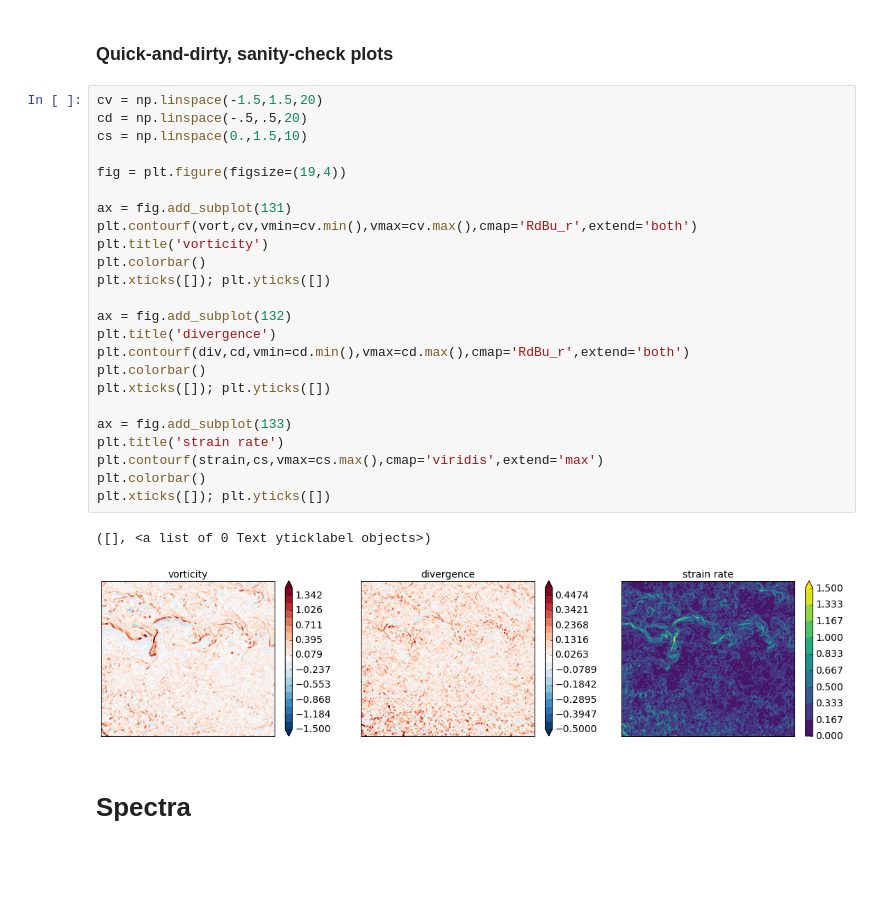
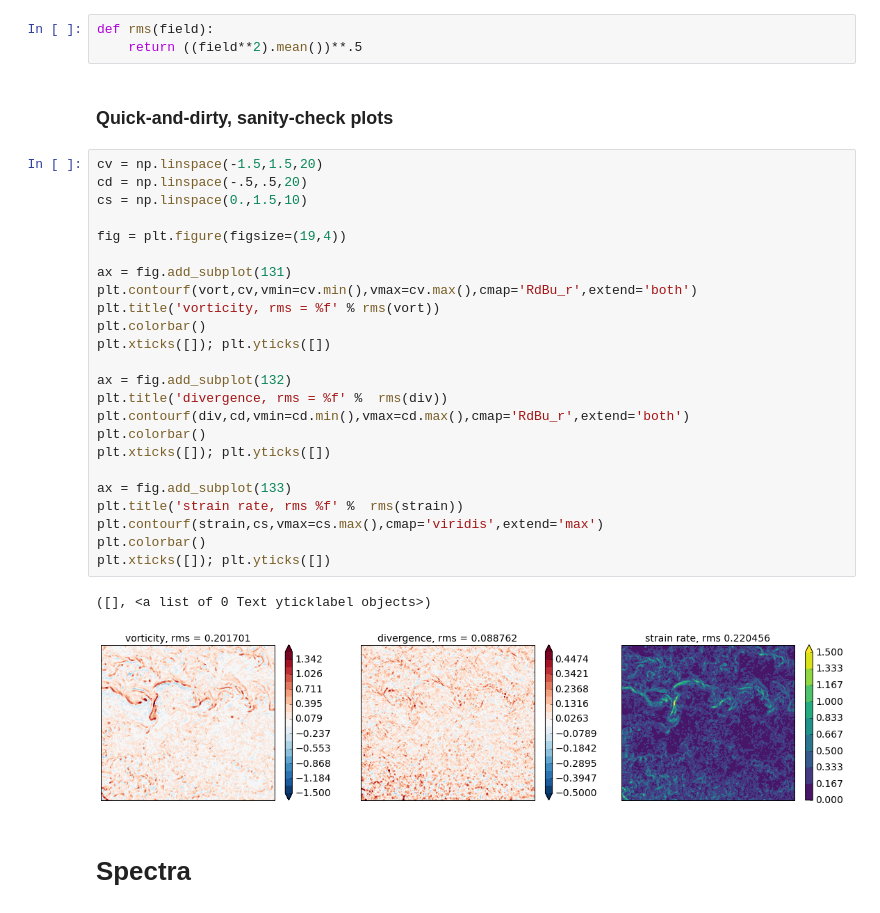
Before and after one commit to cesar-rocha/UpperOceanSeasonality, a Jupyter notebook: notebooks/LLCProcessing.ipynb, the cells around one changed output. Saved outputs shown, nothing was run; the diff lists cells and outputs as text; blank space fills up the shorter version.

```diff
--- a/notebooks/LLCProcessing.ipynb
+++ b/notebooks/LLCProcessing.ipynb
@@ -68,35 +73,38 @@ def calc_gradu(u,v,dd = 6.):
 # %%
 vort, div, strain = calc_gradu(ui,vi,dd = 6.e3)
 vort, div, strain = vort/f0, div/f0, strain/f0
+# %%
+def rms(field):
+    return ((field**2).mean())**.5
 # %% [markdown]
 ### Quick-and-dirty, sanity-check plots
 # %%
 cv = np.linspace(-1.5,1.5,20)
 cd = np.linspace(-.5,.5,20)
 cs = np.linspace(0.,1.5,10)
 
 fig = plt.figure(figsize=(19,4))
 
 ax = fig.add_subplot(131)
 plt.contourf(vort,cv,vmin=cv.min(),vmax=cv.max(),cmap='RdBu_r',extend='both')
-plt.title('vorticity')
+plt.title('vorticity, rms = %f' % rms(vort))
 plt.colorbar()
 plt.xticks([]); plt.yticks([])
 
 ax = fig.add_subplot(132)
-plt.title('divergence')
+plt.title('divergence, rms = %f' %  rms(div))
 plt.contourf(div,cd,vmin=cd.min(),vmax=cd.max(),cmap='RdBu_r',extend='both')
 plt.colorbar()
 plt.xticks([]); plt.yticks([])
 
 ax = fig.add_subplot(133)
-plt.title('strain rate')
+plt.title('strain rate, rms %f' %  rms(strain))
 plt.contourf(strain,cs,vmax=cs.max(),cmap='viridis',extend='max')
 plt.colorbar()
 plt.xticks([]); plt.yticks([])
 # %% [output]
 ([], <a list of 0 Text yticklabel objects>)
-[figure, old version]
+[figure, new version]
 # %% [markdown]
 # Spectra
 # %%
```
Also changed, not shown: parts of 3 cells of this notebook.
